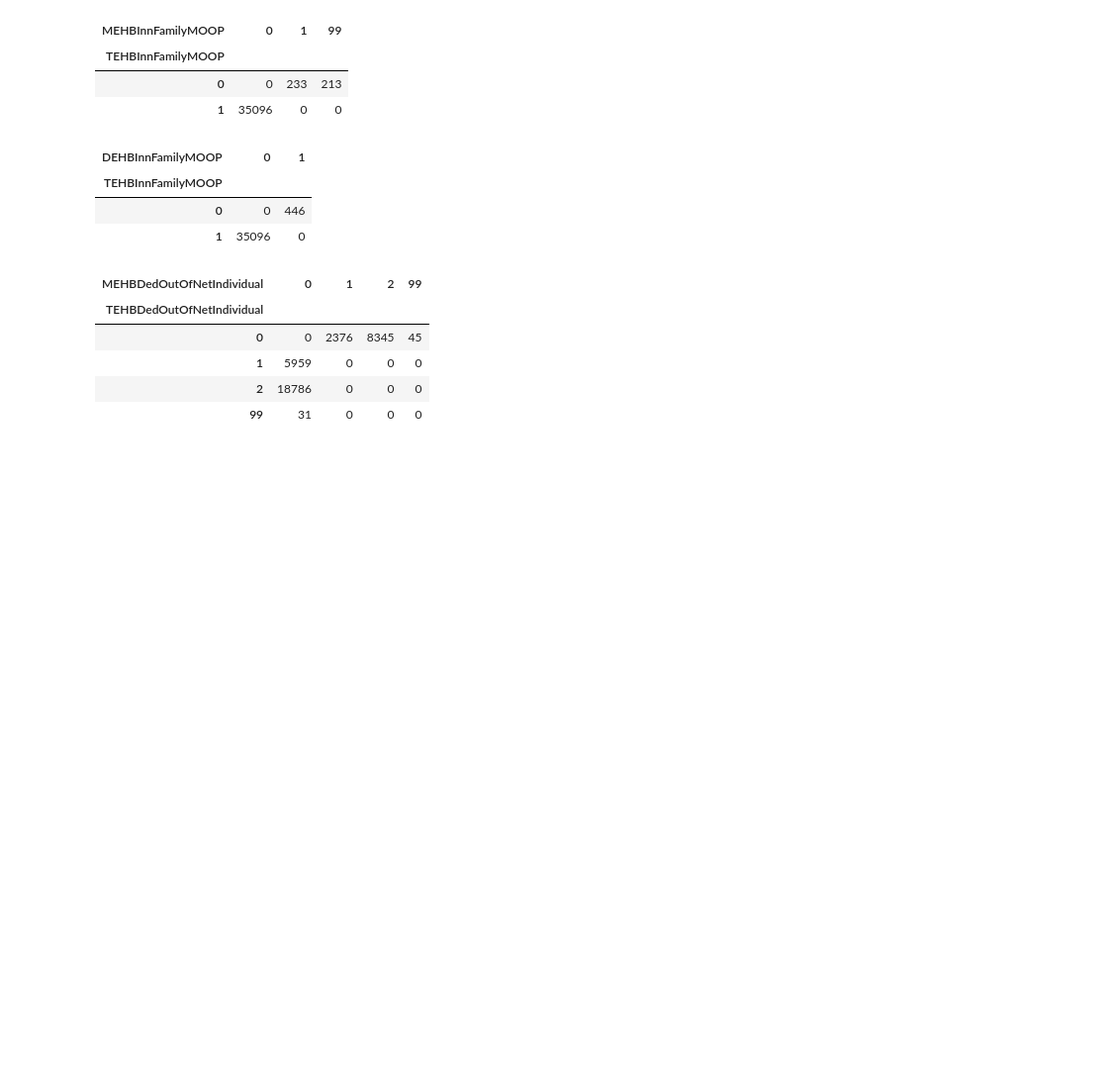
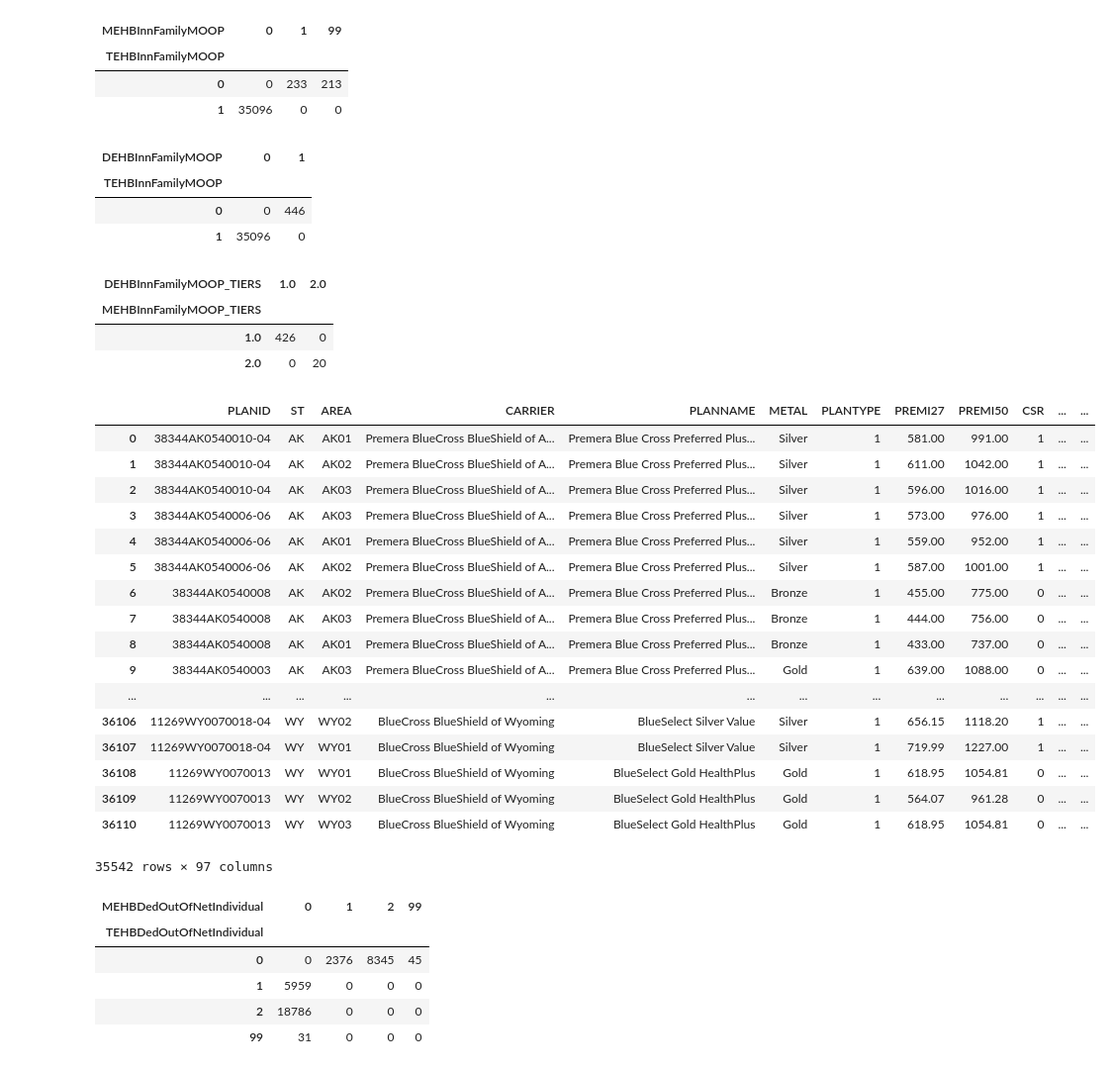
Before and after one commit to robin-wang/RWJFPlans, a Jupyter notebook: RWJF Plans Procesing.ipynb, the cells around one changed output. Shown: that part at 99% size. Saved outputs shown, nothing was run; the diff lists cells and outputs as text; code cells hidden in the pictures; blank space fills up the shorter version.

```diff
--- a/RWJF Plans Procesing.ipynb
+++ b/RWJF Plans Procesing.ipynb
@@ -237,6 +356,41 @@ pd.crosstab(df.TEHBInnFamilyMOOP,df.DEHBInnFamilyMOOP)
 | TEHBInnFamilyMOOP |  |  |
 | 0 | 0 | 446 |
 | 1 | 35096 | 0 |
+# %%
+pd.crosstab(df.MEHBInnFamilyMOOP_TIERS, df.DEHBInnFamilyMOOP_TIERS)
+# %% [output]
+| DEHBInnFamilyMOOP_TIERS | 1.0 | 2.0 |
+| MEHBInnFamilyMOOP_TIERS |  |  |
+| 1.0 | 426 | 0 |
+| 2.0 | 0 | 20 |
+# %%
+df['Type_MOOP_INN_Fam'] = np.where(df['TEHBInnFamilyMOOP']==1, 1, 0)
+df['Tier_MOOP_INN_Fam'] = np.where(df['Type_MOOP_INN_Fam']==1,
+                                  df['TEHBInnFamilyMOOP_TIERS'],df['MEHBInnFamilyMOOP_TIERS'])
+#Individual In-Network Maximum Out of Pocket
+Harmonise_inn('A_MOOP_INN_Fam','Type_MOOP_INN_Fam','Tier_MOOP_INN_Fam',
+             'TEHBInnTier1FamilyMOOPA','TEHBInnTier2FamilyMOOPA',
+             'MEHBInnTier1FamilyMOOPA','MEHBInnTier2FamilyMOOPA',
+             'DEHBInnTier1FamilyMOOPA','DEHBInnTier2FamilyMOOPA')
+# %% [output]
+|  | PLANID | ST | AREA | CARRIER | PLANNAME | METAL | PLANTYPE | PREMI27 | PREMI50 | CSR | ... | ... |
+| 0 | 38344AK0540010-04 | AK | AK01 | Premera BlueCross BlueShield of A... | Premera Blue Cross Preferred Plus... | Silver | 1 | 581.00 | 991.00 | 1 | ... | ... |
+| 1 | 38344AK0540010-04 | AK | AK02 | Premera BlueCross BlueShield of A... | Premera Blue Cross Preferred Plus... | Silver | 1 | 611.00 | 1042.00 | 1 | ... | ... |
+| 2 | 38344AK0540010-04 | AK | AK03 | Premera BlueCross BlueShield of A... | Premera Blue Cross Preferred Plus... | Silver | 1 | 596.00 | 1016.00 | 1 | ... | ... |
+| 3 | 38344AK0540006-06 | AK | AK03 | Premera BlueCross BlueShield of A... | Premera Blue Cross Preferred Plus... | Silver | 1 | 573.00 | 976.00 | 1 | ... | ... |
+| 4 | 38344AK0540006-06 | AK | AK01 | Premera BlueCross BlueShield of A... | Premera Blue Cross Preferred Plus... | Silver | 1 | 559.00 | 952.00 | 1 | ... | ... |
+| 5 | 38344AK0540006-06 | AK | AK02 | Premera BlueCross BlueShield of A... | Premera Blue Cross Preferred Plus... | Silver | 1 | 587.00 | 1001.00 | 1 | ... | ... |
+| 6 | 38344AK0540008 | AK | AK02 | Premera BlueCross BlueShield of A... | Premera Blue Cross Preferred Plus... | Bronze | 1 | 455.00 | 775.00 | 0 | ... | ... |
+| 7 | 38344AK0540008 | AK | AK03 | Premera BlueCross BlueShield of A... | Premera Blue Cross Preferred Plus... | Bronze | 1 | 444.00 | 756.00 | 0 | ... | ... |
+| 8 | 38344AK0540008 | AK | AK01 | Premera BlueCross BlueShield of A... | Premera Blue Cross Preferred Plus... | Bronze | 1 | 433.00 | 737.00 | 0 | ... | ... |
+| 9 | 38344AK0540003 | AK | AK03 | Premera BlueCross BlueShield of A... | Premera Blue Cross Preferred Plus... | Gold | 1 | 639.00 | 1088.00 | 0 | ... | ... |
+| ... | ... | ... | ... | ... | ... | ... | ... | ... | ... | ... | ... | ... |
+| 36106 | 11269WY0070018-04 | WY | WY02 | BlueCross BlueShield of Wyoming | BlueSelect Silver Value | Silver | 1 | 656.15 | 1118.20 | 1 | ... | ... |
+| 36107 | 11269WY0070018-04 | WY | WY01 | BlueCross BlueShield of Wyoming | BlueSelect Silver Value | Silver | 1 | 719.99 | 1227.00 | 1 | ... | ... |
+| 36108 | 11269WY0070013 | WY | WY01 | BlueCross BlueShield of Wyoming | BlueSelect Gold HealthPlus | Gold | 1 | 618.95 | 1054.81 | 0 | ... | ... |
+| 36109 | 11269WY0070013 | WY | WY02 | BlueCross BlueShield of Wyoming | BlueSelect Gold HealthPlus | Gold | 1 | 564.07 | 961.28 | 0 | ... | ... |
+| 36110 | 11269WY0070013 | WY | WY03 | BlueCross BlueShield of Wyoming | BlueSelect Gold HealthPlus | Gold | 1 | 618.95 | 1054.81 | 0 | ... | ... |
+35542 rows × 97 columns
 # %%
 pd.crosstab(df.TEHBDedOutOfNetIndividual,df.MEHBDedOutOfNetIndividual)
 # %% [output]
```
Also changed, not shown: parts of 36 cells of this notebook.
